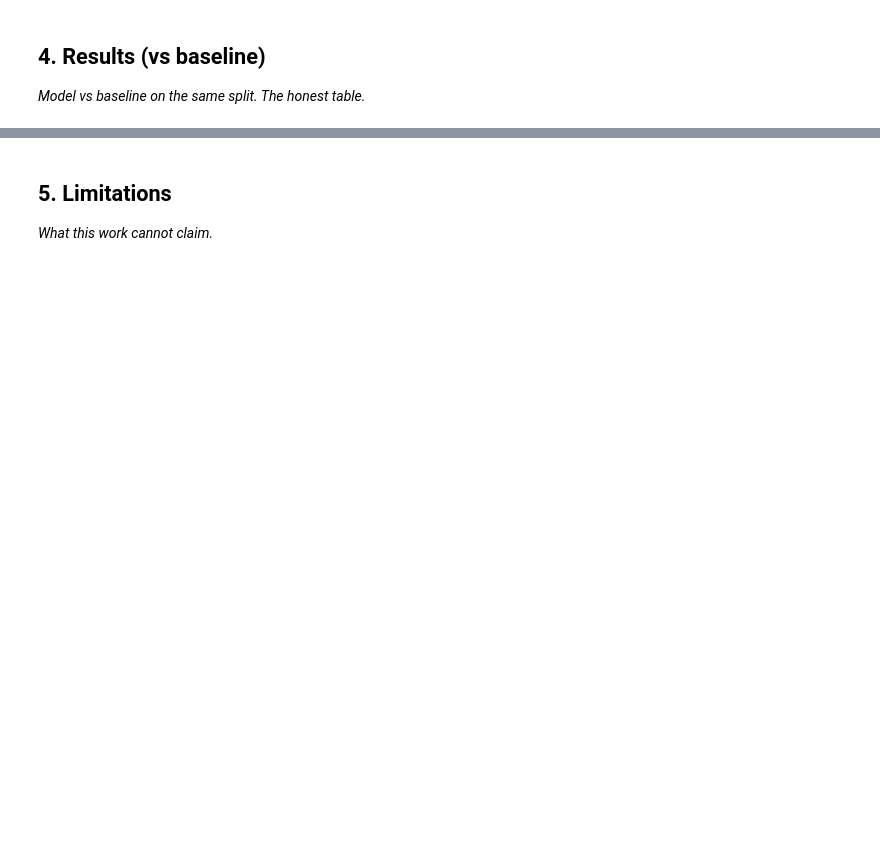
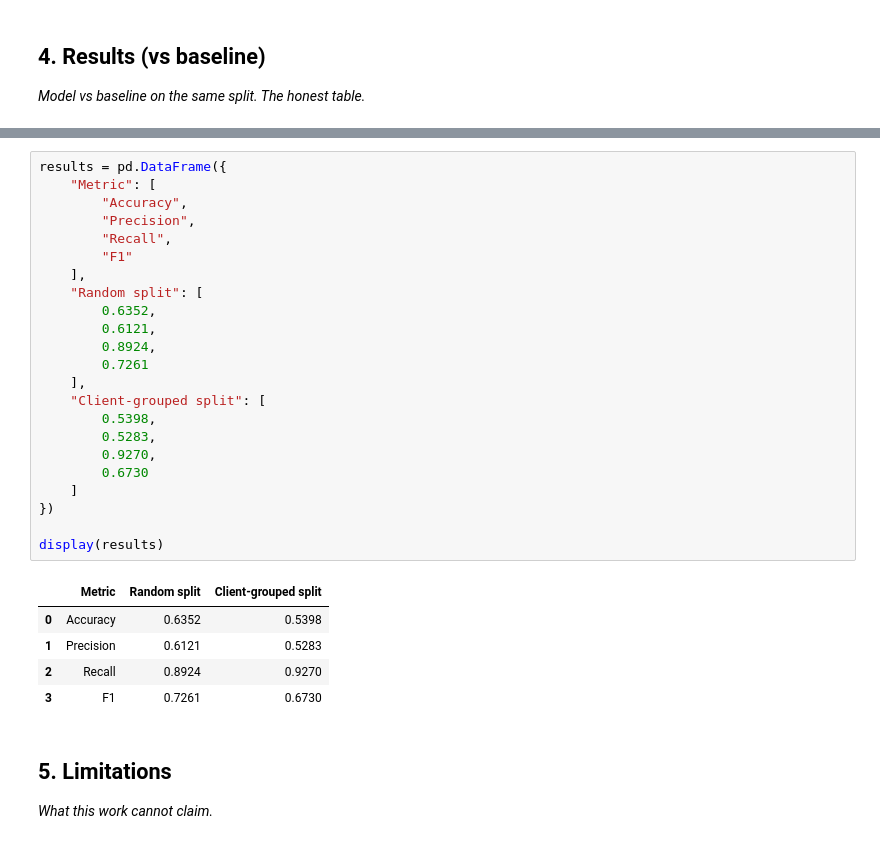
Before and after one commit to tabassumrafiq/flyrank-ml-internship, a Jupyter notebook: work/notebooks/capstone.ipynb, the cells around one changed output, grey strips where cells are left out. Drawn from its saved outputs; the diff is of its cells as text; blank space fills up the shorter version.

```diff
--- a/work/notebooks/capstone.ipynb
+++ b/work/notebooks/capstone.ipynb
@@ -25,3 +243,32 @@ This skeleton is yours to fill. Work the sections **in order** — each one has
+# %%
+results = pd.DataFrame({
+    "Metric": [
+        "Accuracy",
+        "Precision",
+        "Recall",
+        "F1"
+    ],
+    "Random split": [
+        0.6352,
+        0.6121,
+        0.8924,
+        0.7261
+    ],
+    "Client-grouped split": [
+        0.5398,
+        0.5283,
+        0.9270,
+        0.6730
+    ]
+})
+
+display(results)
+# %% [output]
+|  | Metric | Random split | Client-grouped split |
+| 0 | Accuracy | 0.6352 | 0.5398 |
+| 1 | Precision | 0.6121 | 0.5283 |
+| 2 | Recall | 0.8924 | 0.9270 |
+| 3 | F1 | 0.7261 | 0.6730 |
 # %% [markdown]
 ## 5. Limitations
 
```
Also changed, not shown: parts of 13 cells of this notebook.
